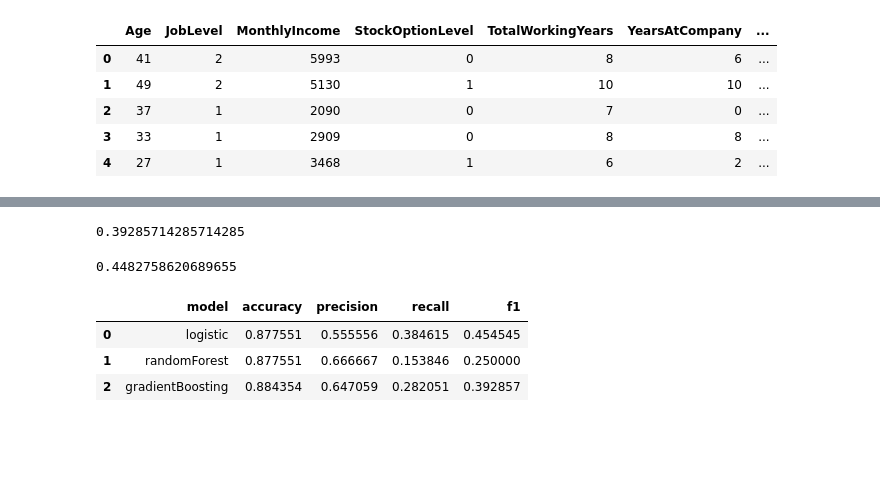
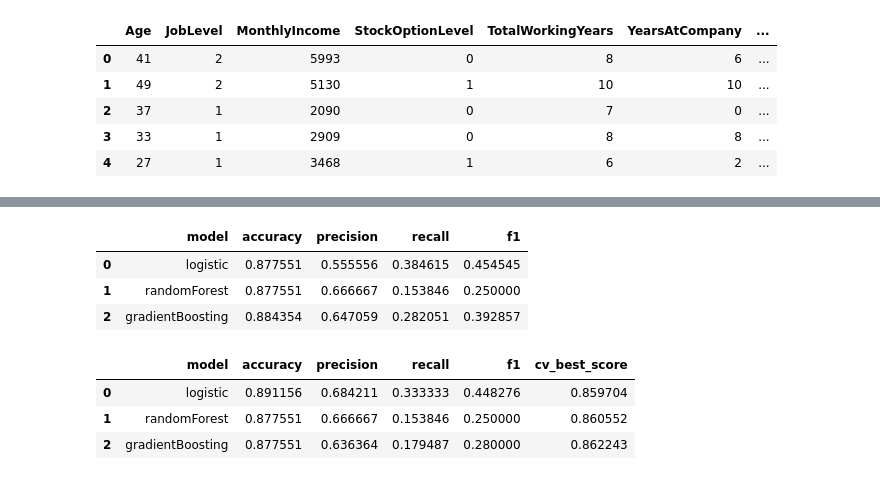
Before and after one commit to codehass/retention-ai-hr-assistant-API, a Jupyter notebook: ml/eda.ipynb, the cells around one changed output, grey strips where cells are left out. Saved outputs shown, nothing was run; the diff lists cells and outputs as text; code cells hidden in the pictures; blank space fills up the shorter version.

Commit message:
train and evaluate three models using Grid  Search

```diff
--- a/ml/eda.ipynb
+++ b/ml/eda.ipynb
@@ -339,30 +311 @@ f1
-# %%
-accuracy, precision, recall, f1 = train_and_evaluate(
-   "gradientBoosting",
-    X_train,
-    y_train,
-    X_test,
-    y_test,
-    numerical_features,
-    categorical_features
-)
-f1
-# %% [output]
-0.39285714285714285
-# %%
-from ml_pipeline import train_with_grid_search
-
-(accuracy, precision, recall, f1), best_score = train_with_grid_search(
-    "logistic",
-    X_train,
-    y_train,
-    X_test,
-    y_test,
-    numerical_features,
-    categorical_features,
-)
-
-f1
-# %% [output]
-0.4482758620689655
 # %%
@@ -395,3 +340,35 @@ results_df
 | 0 | logistic | 0.877551 | 0.555556 | 0.384615 | 0.454545 |
 | 1 | randomForest | 0.877551 | 0.666667 | 0.153846 | 0.250000 |
 | 2 | gradientBoosting | 0.884354 | 0.647059 | 0.282051 | 0.392857 |
+# %%
+from ml_pipeline import train_with_grid_search
+
+grid_search_results = []
+
+for model_type in models:
+    (accuracy, precision, recall, f1), best_score = train_with_grid_search(
+        model_type,
+        X_train,
+        y_train,
+        X_test,
+        y_test,
+        numerical_features,
+        categorical_features,
+    )
+
+    grid_search_results.append({
+        "model": model_type,
+        "accuracy": accuracy,
+        "precision": precision,
+        "recall": recall,
+        "f1": f1,
+        "cv_best_score": best_score,
+    })
+# %%
+grid_search_results_df = pd.DataFrame(grid_search_results)
+grid_search_results_df
+# %% [output]
+|  | model | accuracy | precision | recall | f1 | cv_best_score |
+| 0 | logistic | 0.891156 | 0.684211 | 0.333333 | 0.448276 | 0.859704 |
+| 1 | randomForest | 0.877551 | 0.666667 | 0.153846 | 0.250000 | 0.860552 |
+| 2 | gradientBoosting | 0.877551 | 0.636364 | 0.179487 | 0.280000 | 0.862243 |
```
Also changed, not shown: parts of 3 cells of this notebook.
